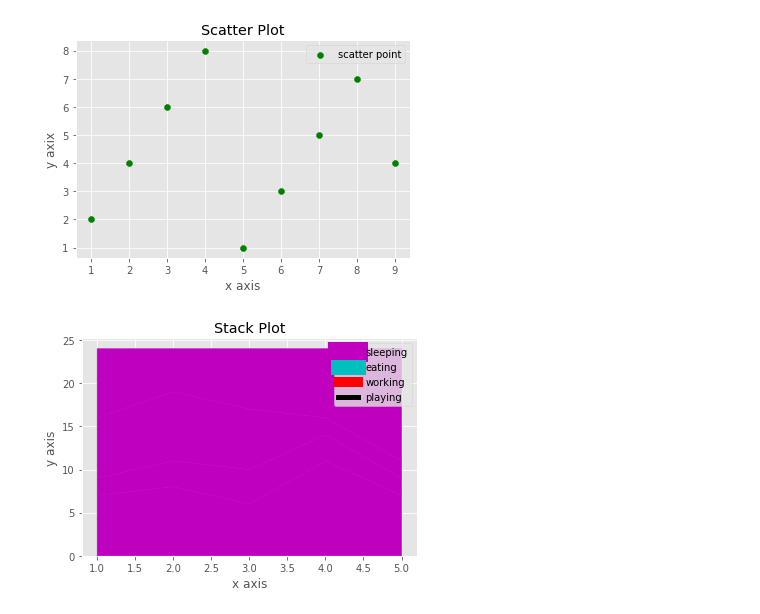
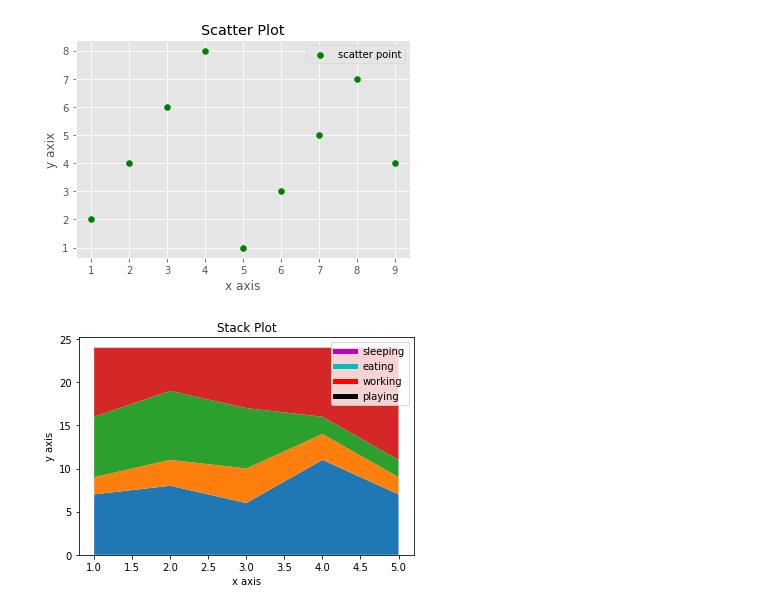
Before and after one commit to aswit3/schoolofai_meetup3, a Jupyter notebook: matplotlib.ipynb, the cells around one changed output. Saved outputs shown, nothing was run; the diff lists cells and outputs as text; code cells hidden in the pictures.

```diff
--- a/matplotlib.ipynb
+++ b/matplotlib.ipynb
@@ -127,27 +127,46 @@ plt.show()
 # %%
 # Stack Plot
 
 import matplotlib.pyplot as plt
 
 days = [1,2,3,4,5]
 
 sleeping = [7,8,6,11,7]
 eating = [2,3,4,3,2]
 working = [7,8,7,2,2]
 playing = [8,5,7,8,13]
 
-plt.plot([],[], color = "m", label = "sleeping", linewidth = 20)
-plt.plot([],[], color = "c", label = "eating", linewidth = 15)
-plt.plot([],[], color = "r", label = "working", linewidth = 10)
+plt.plot([],[], color = "m", label = "sleeping", linewidth = 5)
+plt.plot([],[], color = "c", label = "eating", linewidth = 5)
+plt.plot([],[], color = "r", label = "working", linewidth = 5)
 plt.plot([],[], color = "k", label = "playing", linewidth = 5)
 
-plt.stackplot(days, sleeping, eating, working, playing, color = ["m", "c", "r", "k"])
-
+plt.stackplot(days, sleeping, eating, working, playing)
 plt.xlabel("x axis")
 plt.ylabel("y axis")
 plt.title("Stack Plot")
 
 plt.legend()
 plt.show()
+
+# import numpy as np
+# import matplotlib.pyplot as plt
+
+# days = [1,2,3,4,5]
+# sleeping = [7,8,6,11,7]
+# eating = [2,3,4,3,2]
+# working = [7,8,7,2,2]
+# playing = [8,5,7,8,13]
+
+# labels = ["days","sleeping", "eating", "working", "playing"]
+
+# plt.stackplot(days, sleeping, eating, working, playing, labels=labels)
+
+# plt.xlabel("x axis")
+# plt.ylabel("y axis")
+# plt.title("Stack Plot")
+
+# plt.legend(loc='upper left')
+# plt.show()
 # %% [output]
-[figure, old version]
+[figure, new version]
```
Also changed, not shown: parts of 2 cells of this notebook.
